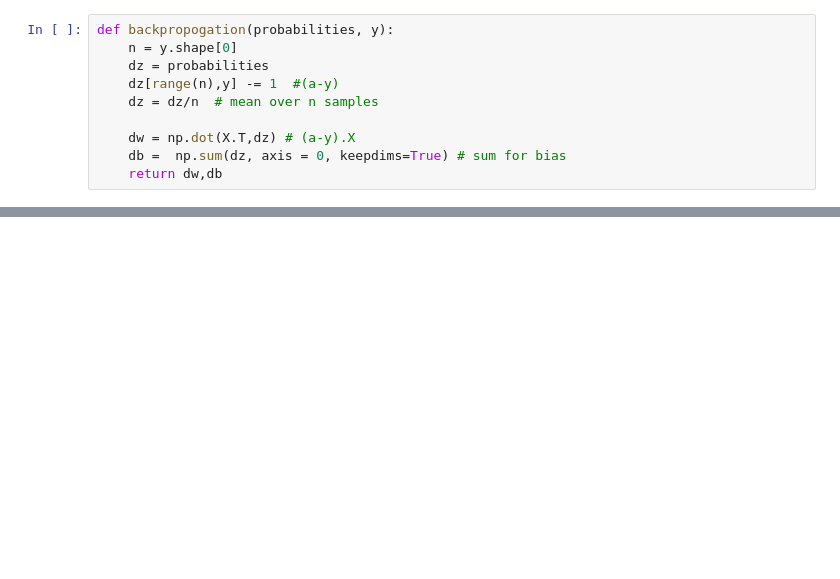
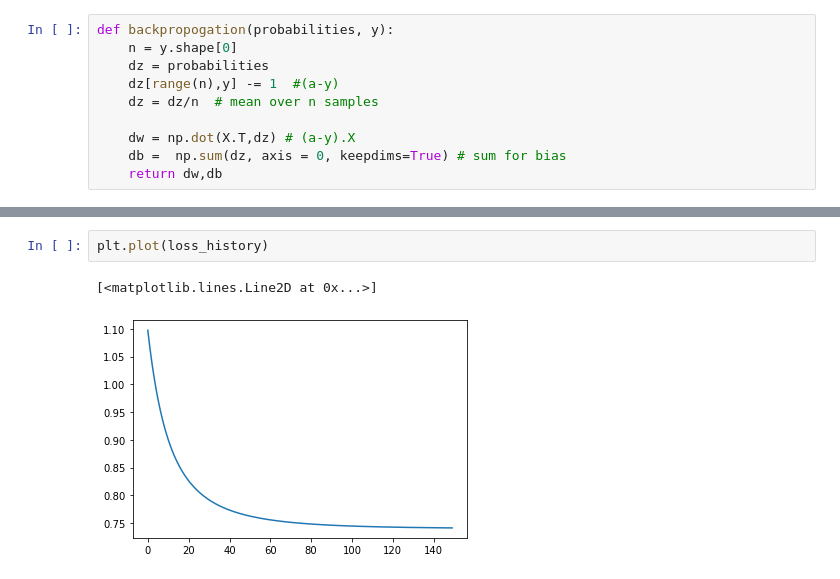
Before and after one commit to 28101991SUNNY/Neural-Networks, a Jupyter notebook: 01_NN_Introduction_to_Neural_Network.ipynb, the cells around one changed output, grey strips where cells are left out. Drawn from its saved outputs; the diff is of its cells as text; blank space fills up the shorter version.

```diff
--- a/01_NN_Introduction_to_Neural_Network.ipynb
+++ b/01_NN_Introduction_to_Neural_Network.ipynb
@@ -796,3 +806,8 @@ iteration: 400, loss: 0.7401859987425757
+# %%
+plt.plot(loss_history)
+# %% [output]
+[<matplotlib.lines.Line2D at 0x...>]
+[figure, added]
 # %%
 W,b
 # %% [output]
```
Also changed, not shown: parts of 14 cells of this notebook.
